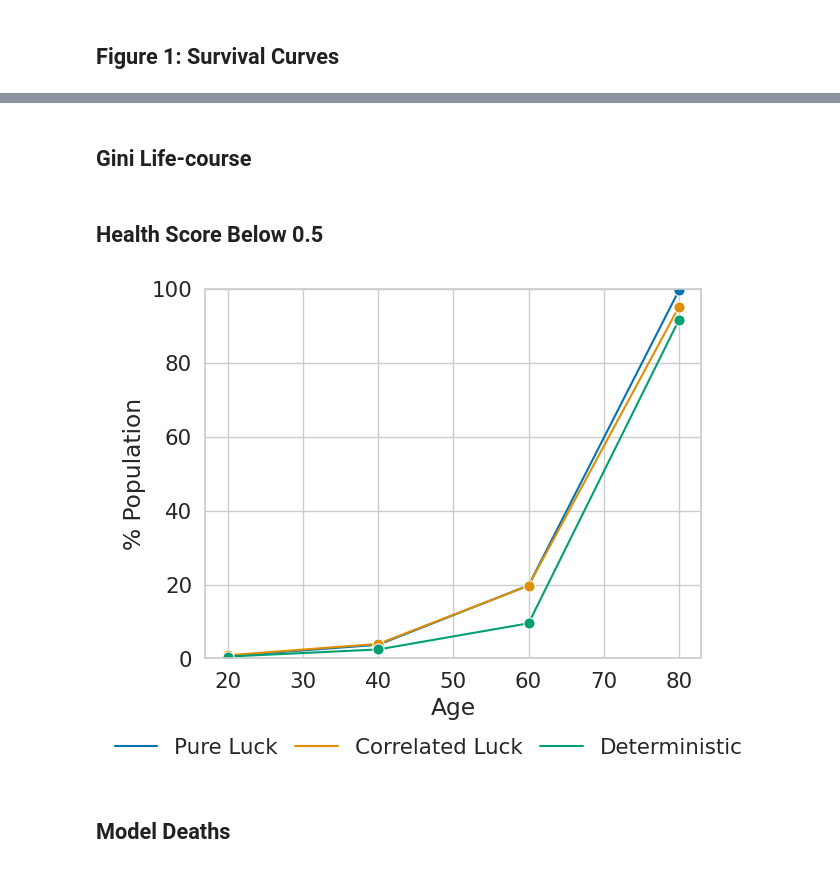
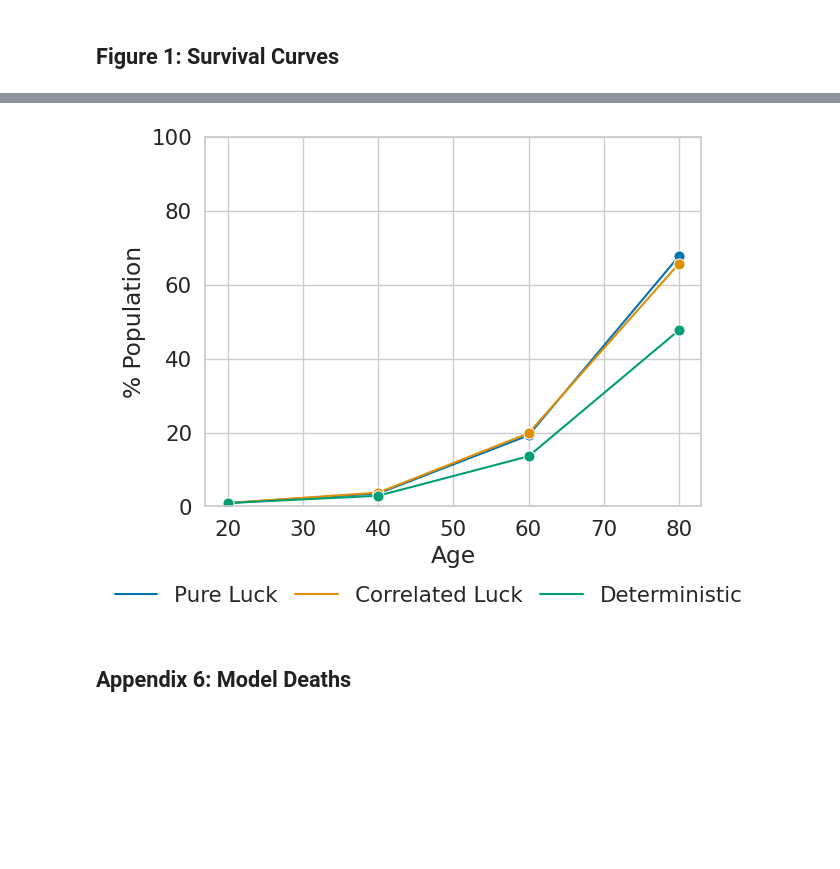
Before and after one commit to yannguerin/role_of_luck_in_health_inequality, a Jupyter notebook: manuscript_results.ipynb, the cells around one changed output, grey strips where cells are left out. Saved outputs shown, nothing was run; the diff lists cells and outputs as text; code cells hidden in the pictures; blank space fills up the shorter version.

```diff
--- a/manuscript_results.ipynb
+++ b/manuscript_results.ipynb
@@ -351,2 +317,7 @@ gini_life_course_df = gini_life_course_df.reset_index().drop(columns='index')
+# %%
+
+dataset = "/home/yann/health_inequity_simulation/Graph_draft_31JULY2026.xlsx"
 # %%
 name_replacement = {0: 'Pure Luck Model', 4: 'Correlated Luck Model', 9: 'High Correlated Luck Model', 12: 'Deterministic Model'}
+# %%
+inequity_df = pd.read_excel(dataset, skiprows=2, sheet_name="Graphs 4")
@@ -377,0 +358,3 @@ percent_dead_df['Model'] = percent_dead_df.Model.replace(name_replacement)
+# %%
+percent_below_df = inequity_df.iloc[19:23, 2:]
+percent_below_df['Model'] = percent_below_df.Model.replace(name_replacement)
@@ -392,23 +475,16 @@ below_point_five_df['Model'] = below_point_five_df.Model.replace(name_replacemen
-# %% [markdown]
-## Gini Life-course
-# %% [markdown]
-## Health Score Below 0.5
 # %%
 sns.set_context("notebook", font_scale=1.4)
 # %%
-# OLD APPENDIX 7
-# NEW APPENDIX 6
-
-fig = sns.lineplot(data=below_point_five_df[(below_point_five_df['Method'] == 'dead included') & (below_point_five_df['Model'] != 'High Correlated Luck Model')], hue='Model', x='variable', y='value', marker='o', markersize=8)
+fig = sns.lineplot(data=percent_below_df[percent_below_df.Model != "High Correlated Luck Model"].melt('Model'), hue='Model', x='variable', y='value', marker='o', markersize=8)
 fig.set_xlabel("Age")
 fig.set_ylabel("% Population")
 fig.get_legend().remove()
 fig.set_ylim(bottom=0, top=100)
 
-fig.legend(labels=[label.rstrip(" Model") for label in fig.get_legend_handles_labels()[1]], handles=fig.get_legend_handles_labels()[0], loc="lower center", bbox_to_anchor=(0.45,-0.32), ncol=3, title='', columnspacing=.8).get_frame().set_linewidth(0.0) #, fontsize=12, title_fontsize=12).get_frame().set_linewidth(0.0)
+fig.legend(labels=[label.rstrip(" Model") for label in fig.get_legend_handles_labels()[1]], handles=fig.get_legend_handles_labels()[0], loc="lower center", bbox_to_anchor=(0.45,-0.32), ncol=3, title='', columnspacing=.8).get_frame().set_linewidth(0.0)
 
 plt.savefig("./figures/appendix_figures/Appendix_7.png", dpi=600, bbox_inches='tight')
 # %% [output]
-[figure, old version]
+[figure, new version]
 # %% [markdown]
-## Model Deaths
+## Appendix 6: Model Deaths
```
Also changed, not shown: parts of 80 cells of this notebook.
